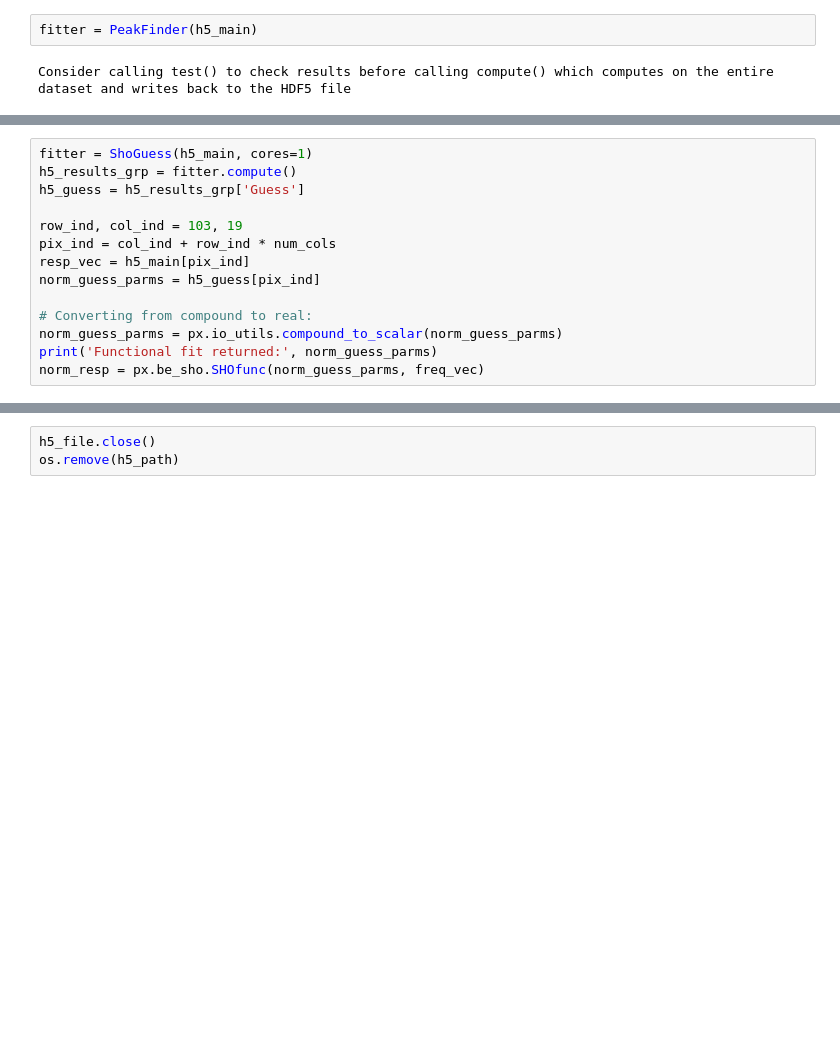
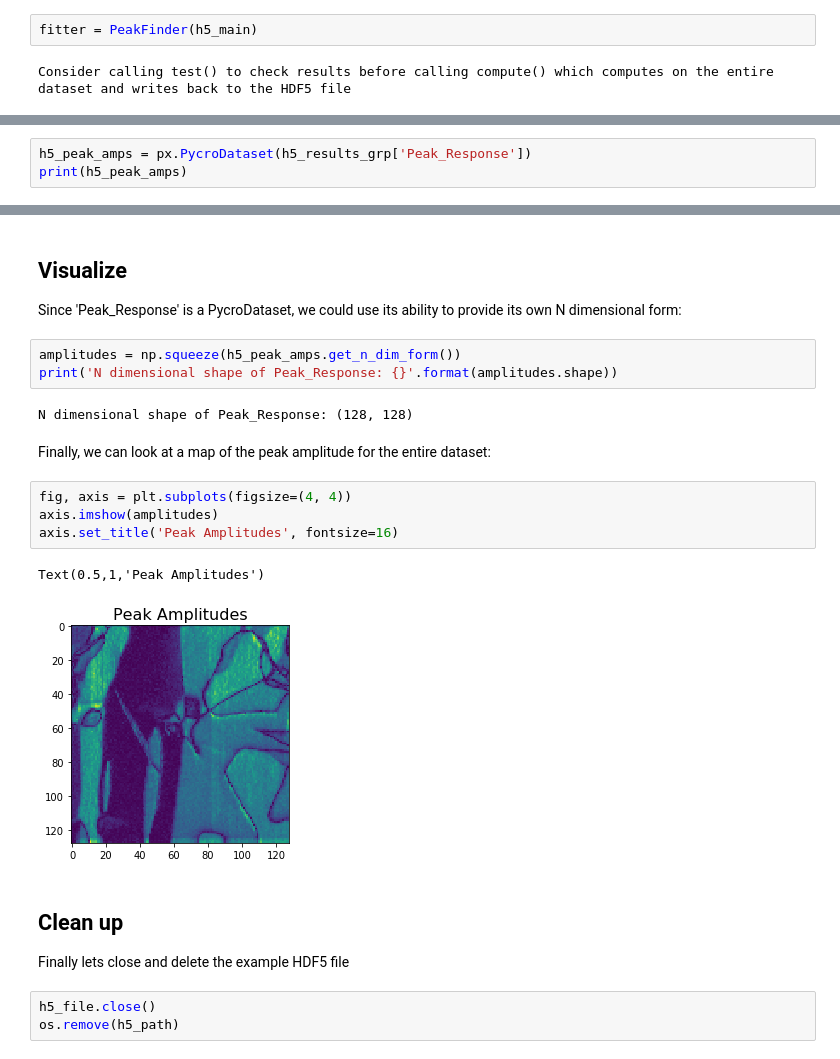
Before and after one commit to pycroscopy/pycroscopy, a Jupyter notebook: jupyter_notebooks/plot_tutorial_05_data_processing.ipynb, the cells around one changed output, grey strips where cells are left out. Cells and saved outputs as stored; diff of their text form; blank space fills up the shorter version.

```diff
--- a/jupyter_notebooks/plot_tutorial_05_data_processing.ipynb
+++ b/jupyter_notebooks/plot_tutorial_05_data_processing.ipynb
@@ -309,14 +368,0 @@ parameters of the complex gaussian.
-# %%
-fitter = ShoGuess(h5_main, cores=1)
-h5_results_grp = fitter.compute()
-h5_guess = h5_results_grp['Guess']
-
-row_ind, col_ind = 103, 19
-pix_ind = col_ind + row_ind * num_cols
-resp_vec = h5_main[pix_ind]
-norm_guess_parms = h5_guess[pix_ind]
-
-# Converting from compound to real:
-norm_guess_parms = px.io_utils.compound_to_scalar(norm_guess_parms)
-print('Functional fit returned:', norm_guess_parms)
-norm_resp = px.be_sho.SHOfunc(norm_guess_parms, freq_vec)
@@ -337,0 +410,3 @@ axes[1].set_ylim([-np.pi, np.pi])
+# %%
+h5_peak_amps = px.PycroDataset(h5_results_grp['Peak_Response'])
+print(h5_peak_amps)
@@ -338,3 +425,25 @@ axes[1].set_ylim([-np.pi, np.pi])
+# %% [markdown]
+Visualize
+---------
+Since 'Peak_Response' is a PycroDataset, we could use its ability to provide its own N dimensional form:
+# %%
+amplitudes = np.squeeze(h5_peak_amps.get_n_dim_form())
+print('N dimensional shape of Peak_Response: {}'.format(amplitudes.shape))
+# %% [output]
+N dimensional shape of Peak_Response: (128, 128)
+# %% [markdown]
+Finally, we can look at a map of the peak amplitude for the entire dataset:
+# %%
+fig, axis = plt.subplots(figsize=(4, 4))
+axis.imshow(amplitudes)
+axis.set_title('Peak Amplitudes', fontsize=16)
+# %% [output]
+Text(0.5,1,'Peak Amplitudes')
+[figure, added]
+# %% [markdown]
+Clean up
+--------
+Finally lets close and delete the example HDF5 file
 # %%
 h5_file.close()
 os.remove(h5_path)
```
Also changed, not shown: parts of 29 cells of this notebook, 1 other file.
